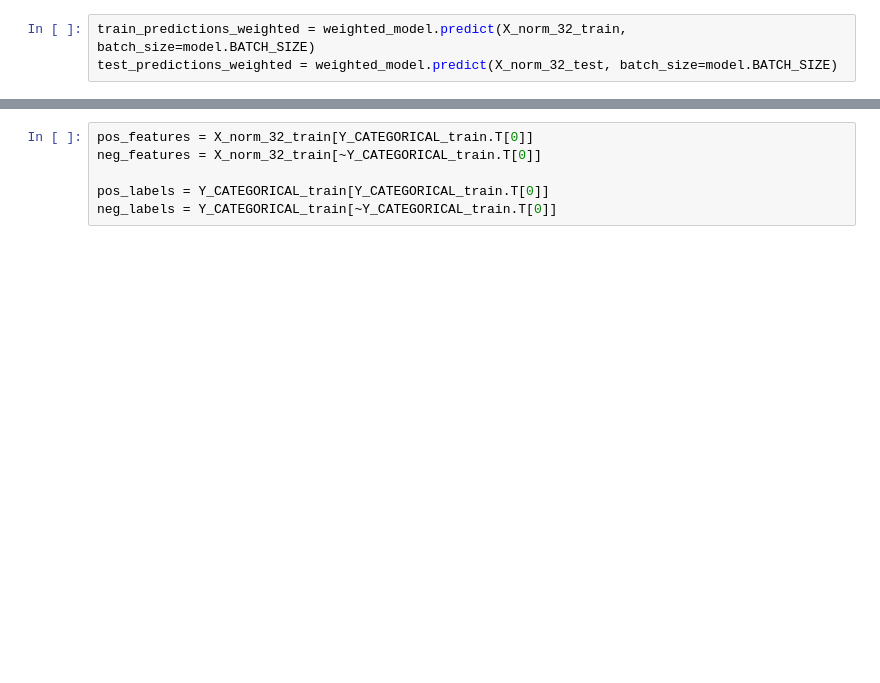
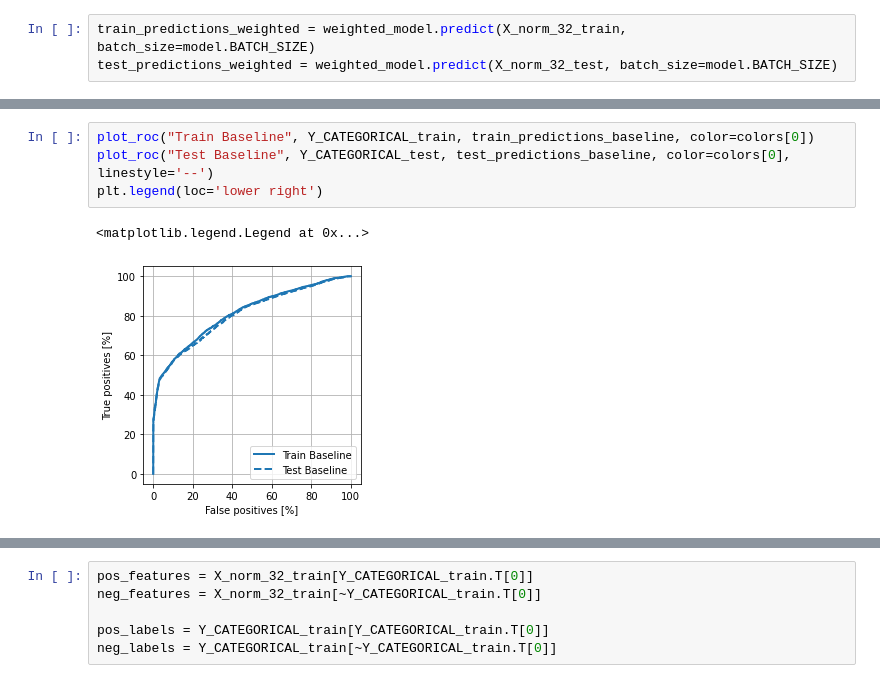
Before and after one commit to juadolfob/SeismicPrediction, a Jupyter notebook: notebooks/testing/NN_prediction.ipynb, the cells around one changed output, grey strips where cells are left out. Drawn from its saved outputs; the diff is of its cells as text; blank space fills up the shorter version.

```diff
--- a/notebooks/testing/NN_prediction.ipynb
+++ b/notebooks/testing/NN_prediction.ipynb
@@ -355,0 +391,7 @@ prc :  0.7743672728538513
+# %%
+plot_roc("Train Baseline", Y_CATEGORICAL_train, train_predictions_baseline, color=colors[0])
+plot_roc("Test Baseline", Y_CATEGORICAL_test, test_predictions_baseline, color=colors[0], linestyle='--')
+plt.legend(loc='lower right')
+# %% [output]
+<matplotlib.legend.Legend at 0x...>
+[figure, added]
```
Also changed, not shown: parts of 23 cells of this notebook.
